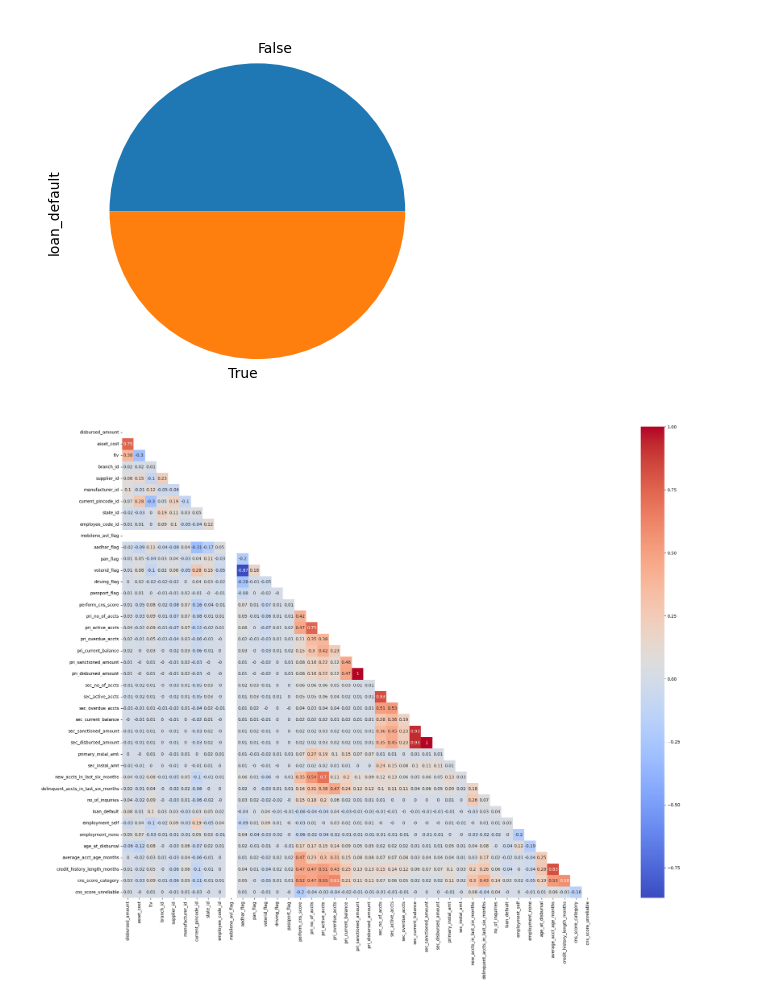
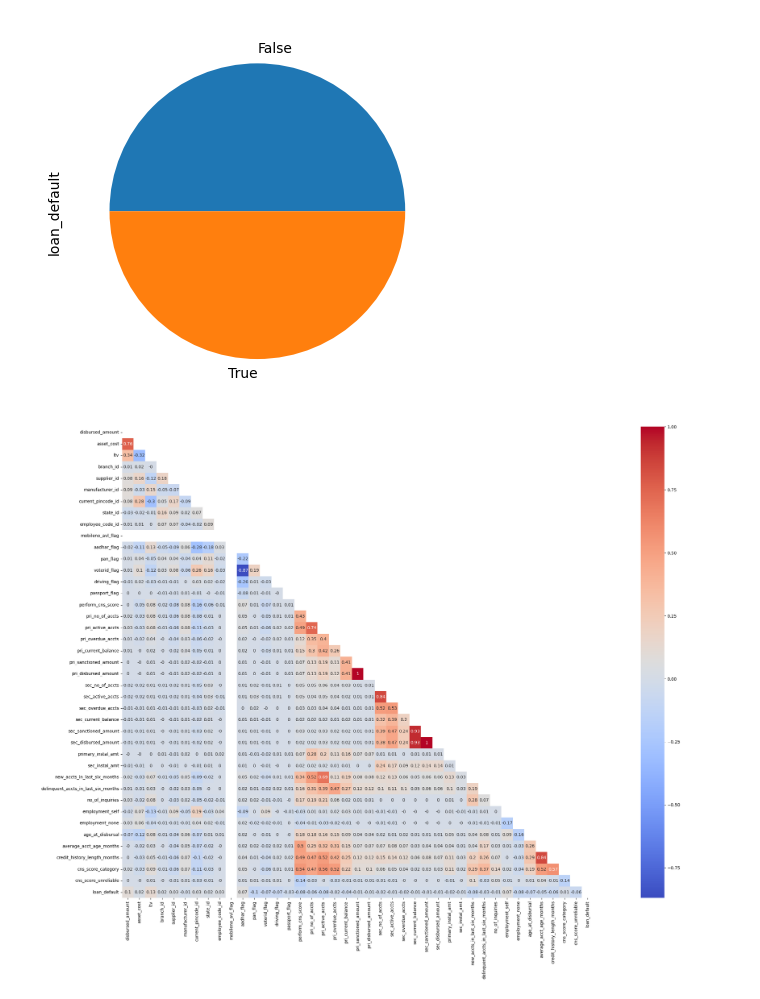
Before and after one commit to elee190/automobile-loan-default, a Jupyter notebook: notebooks/02_Feature_Selection_Engineering.ipynb, the cells around one changed output. Drawn from its saved outputs; the diff is of its cells as text; code cells hidden in the pictures.

```diff
--- a/notebooks/02_Feature_Selection_Engineering.ipynb
+++ b/notebooks/02_Feature_Selection_Engineering.ipynb
@@ -29,0 +60,3 @@ Index(['disbursed_amount', 'asset_cost', 'ltv', 'branch_id', 'supplier_id',
+# %%
+for j, i in list(enumerate(continuous)):
+    print(int(j/3), int(j/7))
@@ -29,0 +81,7 @@ Index(['disbursed_amount', 'asset_cost', 'ltv', 'branch_id', 'supplier_id',
+# %%
+fig, ax = plt.subplots(7, 3)
+
+for j, i in list(enumerate(continuous)):
+    ax1 = int(j/3)
+    ax2 = int(j/7)
+    sns.histplot(df[i], ax = ax[ax1][ax2])
@@ -29,0 +101,4 @@ Index(['disbursed_amount', 'asset_cost', 'ltv', 'branch_id', 'supplier_id',
+# %%
+for i in categorical:
+    plt.figure(figsize = (3,3), )
+    sns.countplot(data = df, x = i);
@@ -29,0 +112,4 @@ Index(['disbursed_amount', 'asset_cost', 'ltv', 'branch_id', 'supplier_id',
+# %%
+for i in continuous:
+    plt.figure(figsize = (3, 3))
+    sns.histplot(df[i])
@@ -72,18 +171,18 @@ Name: loan_default, dtype: int64
 # %%
 plt.figure(figsize=(40,20))
 
-corr = round(df.corr(), 2)
+corr = round(df_resampled.corr(), 2)
 
 mask = np.zeros_like(corr)
 mask[np.triu_indices_from(mask)] = True
 
 sns.heatmap(corr,
             mask = mask,
             square = True,
             cmap = 'coolwarm',
             annot = True);
 # %% [output]
-[figure, old version]
+[figure, new version]
 # %%
 sns.histplot(df['disbursed_amount'], bins = 1_000)
 # %%
```
Also changed, not shown: parts of 12 cells of this notebook, 4 other files.
